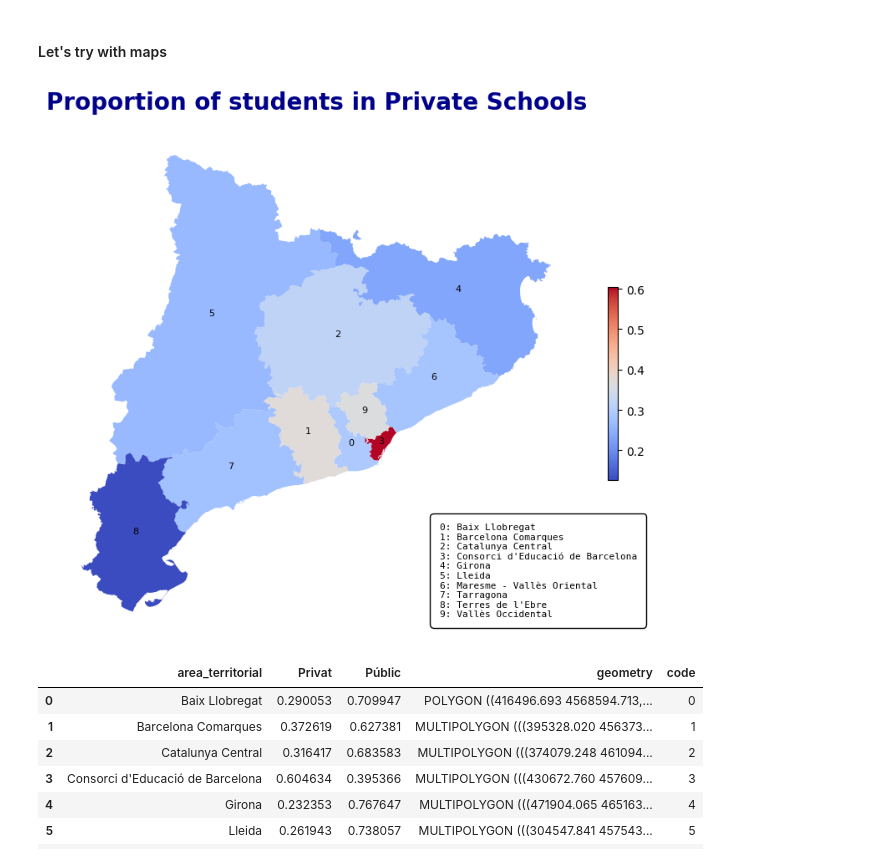
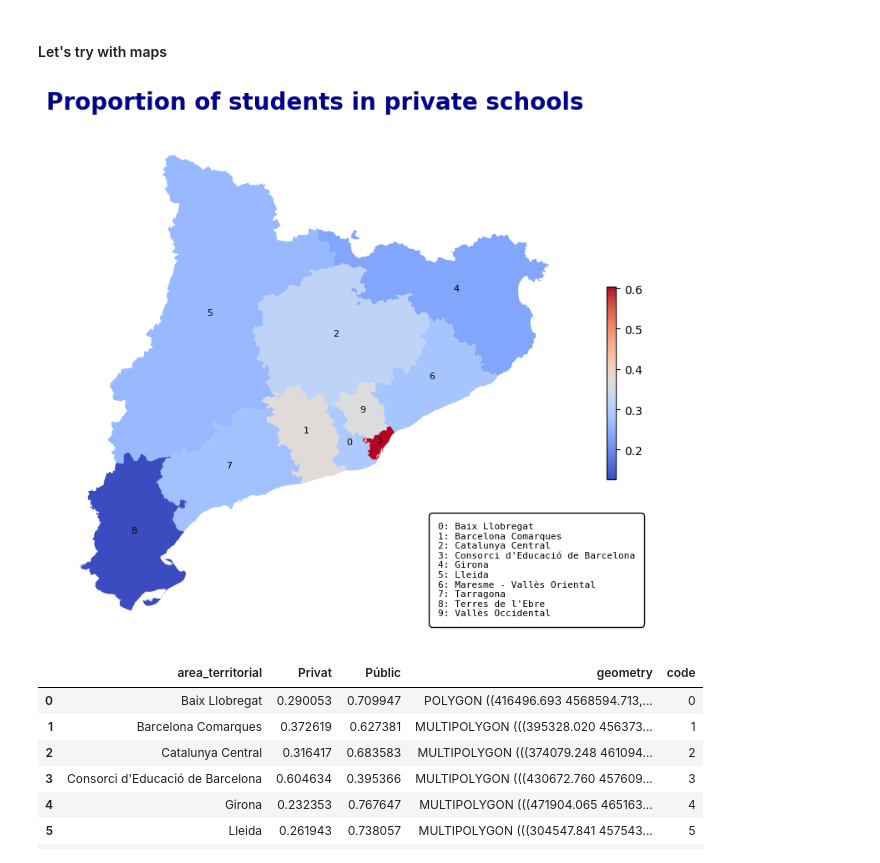
Before and after one commit to edejuan2002/avdm_Competecies, a Jupyter notebook: Eduardo/ed_approach.ipynb, the cells around one changed output. Saved outputs shown, nothing was run; the diff lists cells and outputs as text; code cells hidden in the pictures.

```diff
--- a/Eduardo/ed_approach.ipynb
+++ b/Eduardo/ed_approach.ipynb
@@ -142,35 +142,35 @@ proportions_gdf.plot(column='Privat',
 # Add region codes as text on the map
 for idx, row in proportions_gdf.iterrows():
     ax.text(row.geometry.centroid.x, row.geometry.centroid.y,
             row['code'], fontsize=8, ha='center', color='black')
 
 # Create a string for the mapping of codes to region names
 legend_text = "\n".join([f"{row['code']}: {row['area_territorial']}" for _, row in proportions_gdf.iterrows()])
 
 # Create a box for the legend
 legend_box = TextArea(legend_text, textprops=dict(fontsize=8, family='monospace'))
 anchored_box = AnchoredOffsetbox(loc='lower center',  # Place at the bottom center
                                  child=legend_box,
                                  pad=0.5,
                                  frameon=True,  # Enable the box frame
                                  bbox_to_anchor=(0.7, 0.2),  # Offset below the plot
                                  bbox_transform=fig.transFigure,  # Use figure coordinates
                                  borderpad=0.5)
 anchored_box.patch.set_boxstyle("round,pad=0.3")  # Rounded corners for the box
 ax.add_artist(anchored_box)
 
 # Customize the title
-plt.title('Proportion of students in Private Schools',
+plt.title('Proportion of students in private schools',
           fontsize=20,
           fontweight='bold',
           color='darkblue',
           loc='center',
           pad=20)
 
 plt.axis('off')  # Hide axes
 plt.show()
 # %% [output]
-[figure, old version]
+[figure, new version]
 # %%
 proportions_gdf
 # %% [output]
```
Also changed, not shown: parts of 6 cells of this notebook, 1 other file.
